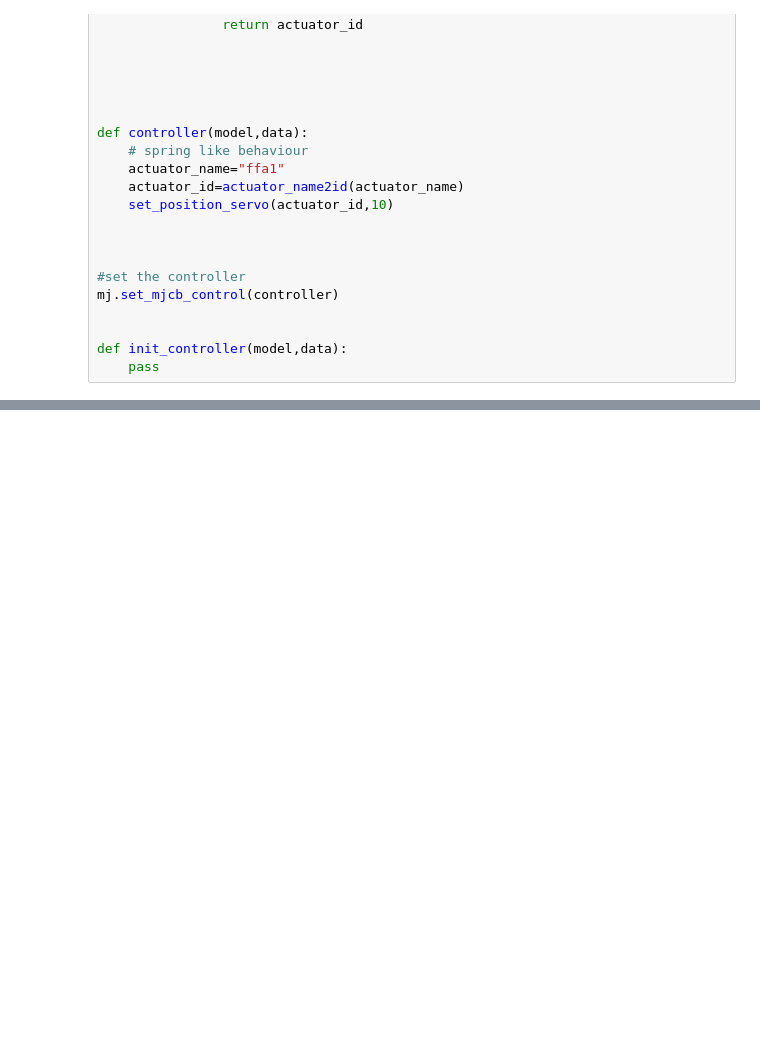
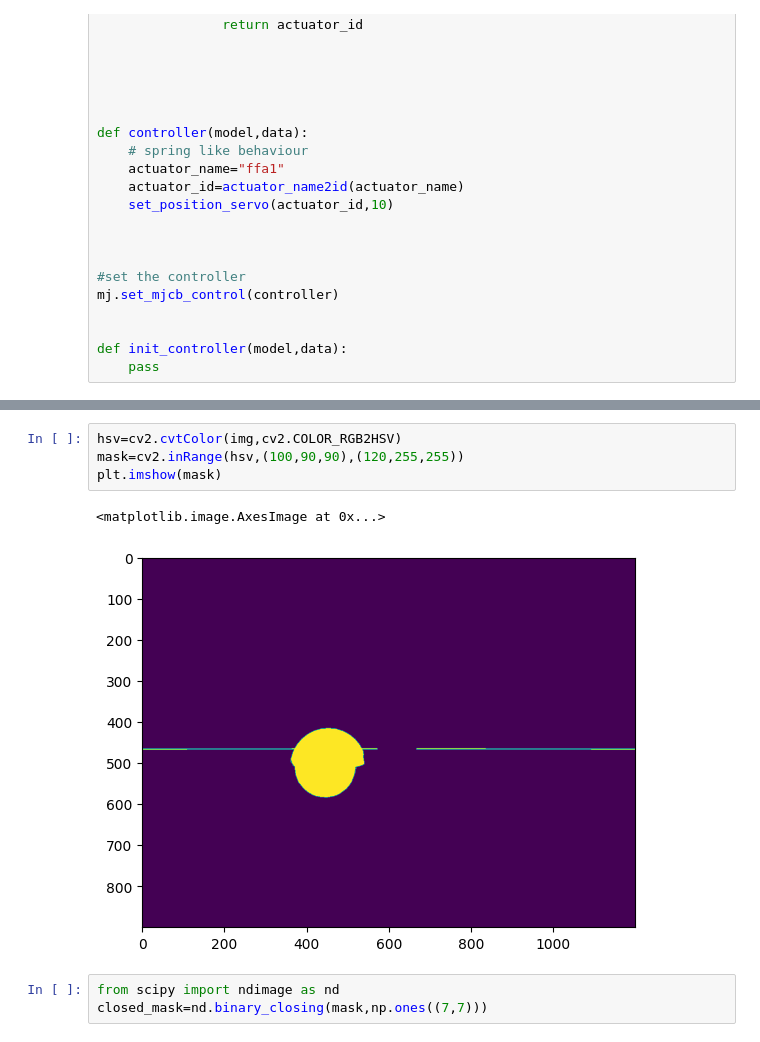
Before and after one commit to Majed-EE/tactile_app, a Jupyter notebook: arh_bend_test.ipynb, the cells around one changed output, grey strips where cells are left out. Drawn from its saved outputs; the diff is of its cells as text; blank space fills up the shorter version.

```diff
--- a/arh_bend_test.ipynb
+++ b/arh_bend_test.ipynb
@@ -461,0 +390,10 @@ XXXXXXXXXXXXXXXXXXXXXXXXXXXXXXXXXXXXXX
+# %%
+hsv=cv2.cvtColor(img,cv2.COLOR_RGB2HSV)
+mask=cv2.inRange(hsv,(100,90,90),(120,255,255))
+plt.imshow(mask)
+# %% [output]
+<matplotlib.image.AxesImage at 0x...>
+[figure, added]
+# %%
+from scipy import ndimage as nd
+closed_mask=nd.binary_closing(mask,np.ones((7,7)))
```
Also changed, not shown: parts of 28 cells of this notebook, 1 other file.
